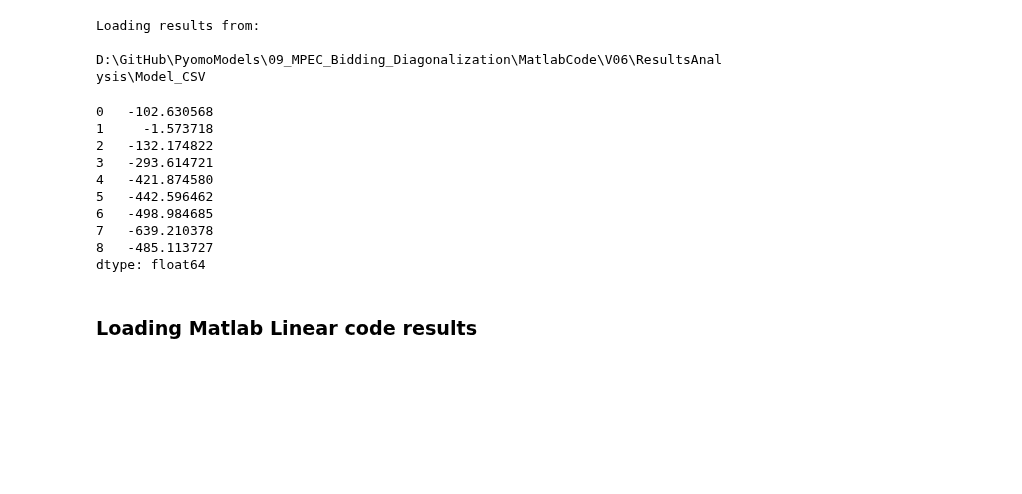
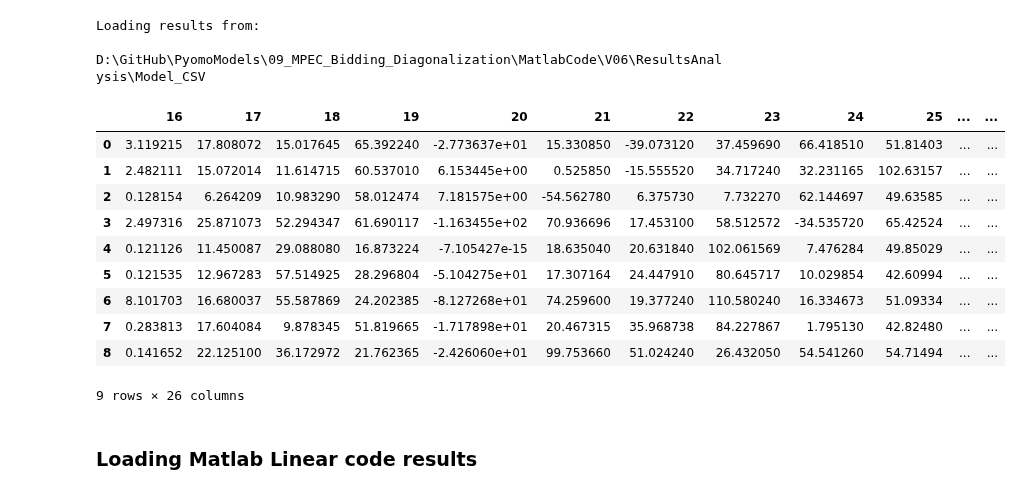
Before and after one commit to alirezakfz/PyomoModels, a Jupyter notebook: 09_MPEC_Bidding_Diagonalization/MatlabCode/V06/ResultsAnalysis/Social_Welfare_Comparison_v02.ipynb, the cells around one changed output. Cells and saved outputs as stored; diff of their text form; code cells hidden in the pictures; blank space fills up the shorter version.

```diff
--- a/09_MPEC_Bidding_Diagonalization/MatlabCode/V06/ResultsAnalysis/Social_Welfare_Comparison_v02.ipynb
+++ b/09_MPEC_Bidding_Diagonalization/MatlabCode/V06/ResultsAnalysis/Social_Welfare_Comparison_v02.ipynb
@@ -49,18 +49,19 @@ def change_time(df):
             df.loc[index,'Time'] = df.Time[index]%24
     return df
 # %%
-df_mpec.sum(axis=1)
+df_mpec
 # %% [output]
+|  | 16 | 17 | 18 | 19 | 20 | 21 | 22 | 23 | 24 | 25 | ... | ... |
+| 0 | 3.119215 | 17.808072 | 15.017645 | 65.392240 | -2.773637e+01 | 15.330850 | -39.073120 | 37.459690 | 66.418510 | 51.81403 | ... | ... |
+| 1 | 2.482111 | 15.072014 | 11.614715 | 60.537010 | 6.153445e+00 | 0.525850 | -15.555520 | 34.717240 | 32.231165 | 102.63157 | ... | ... |
+| 2 | 0.128154 | 6.264209 | 10.983290 | 58.012474 | 7.181575e+00 | -54.562780 | 6.375730 | 7.732270 | 62.144697 | 49.63585 | ... | ... |
+| 3 | 2.497316 | 25.871073 | 52.294347 | 61.690117 | -1.163455e+02 | 70.936696 | 17.453100 | 58.512572 | -34.535720 | 65.42524 | ... | ... |
+| 4 | 0.121126 | 11.450087 | 29.088080 | 16.873224 | -7.105427e-15 | 18.635040 | 20.631840 | 102.061569 | 7.476284 | 49.85029 | ... | ... |
+| 5 | 0.121535 | 12.967283 | 57.514925 | 28.296804 | -5.104275e+01 | 17.307164 | 24.447910 | 80.645717 | 10.029854 | 42.60994 | ... | ... |
+| 6 | 8.101703 | 16.680037 | 55.587869 | 24.202385 | -8.127268e+01 | 74.259600 | 19.377240 | 110.580240 | 16.334673 | 51.09334 | ... | ... |
+| 7 | 0.283813 | 17.604084 | 9.878345 | 51.819665 | -1.717898e+01 | 20.467315 | 35.968738 | 84.227867 | 1.795130 | 42.82480 | ... | ... |
+| 8 | 0.141652 | 22.125100 | 36.172972 | 21.762365 | -2.426060e+01 | 99.753660 | 51.024240 | 26.432050 | 54.541260 | 54.71494 | ... | ... |
-0   -102.630568
-1     -1.573718
-2   -132.174822
-3   -293.614721
-4   -421.874580
-5   -442.596462
-6   -498.984685
-7   -639.210378
-8   -485.113727
-dtype: float64
+9 rows × 26 columns
 # %% [markdown]
 ### Loading Matlab Linear code results
 # %%
```
Also changed, not shown: parts of 2 cells of this notebook, 52 other files.
